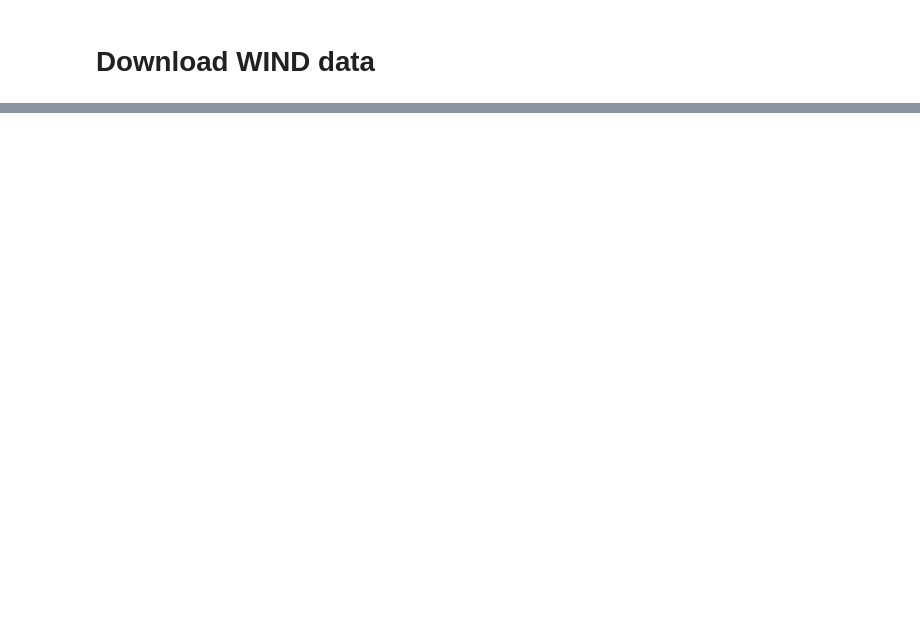
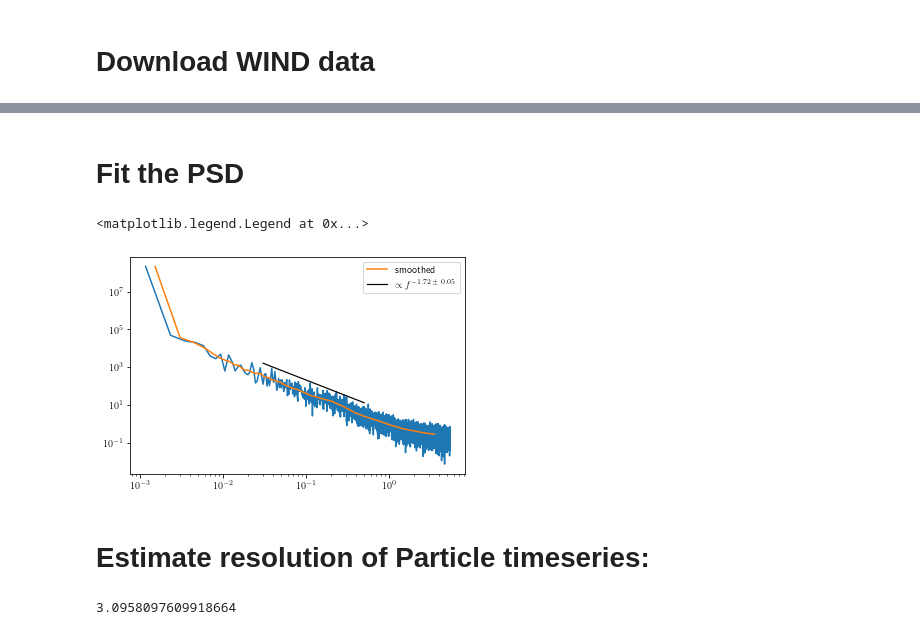
Before and after one commit to nsioulas/MHDTurbPy, a Jupyter notebook: Notebooks_Examples/download_data_WIND.ipynb, the cells around one changed output, grey strips where cells are left out. Saved outputs shown, nothing was run; the diff lists cells and outputs as text; code cells hidden in the pictures; blank space fills up the shorter version.

```diff
--- a/Notebooks_Examples/download_data_WIND.ipynb
+++ b/Notebooks_Examples/download_data_WIND.ipynb
@@ -203,0 +336,26 @@ Parallel(n_jobs=1)(delayed(data_analysis.download_files)(ok,
+# %% [markdown]
+# Fit the PSD
+# %%
+x0, xf = 3e-2, 5e-1
+
+fit, s, e, x, y = func.find_fit(fin['Par']['dict_psd']['f_zpm'], fin['Par']['dict_psd']['psd_v'], x0, xf)
+
+lab_name =r'$\propto f^{ {%.2f}  \pm \ {%.2f}  }$'  %(round(fit[0][1],2), round(np.sqrt(fit[1][1][1]),2))
+
+
+plt.loglog(fin['Par']['dict_psd']['f_zpm'], fin['Par']['dict_psd']['psd_v'])
+plt.loglog(sm[0], sm[1], label ='smoothed')
+
+
+plt.loglog(x[s:e],5*fit[2], 'k-.', lw=1.2, ls='-',label=lab_name)
+
+plt.legend()
+# %% [output]
+<matplotlib.legend.Legend at 0x...>
+[figure, added]
+# %% [markdown]
+# Estimate resolution of Particle timeseries:
+# %%
+func.find_cadence(fin['Par']['V_resampled'])
+# %% [output]
+3.0958097609918664
```
Also changed, not shown: parts of 29 cells of this notebook, 11 other files.
